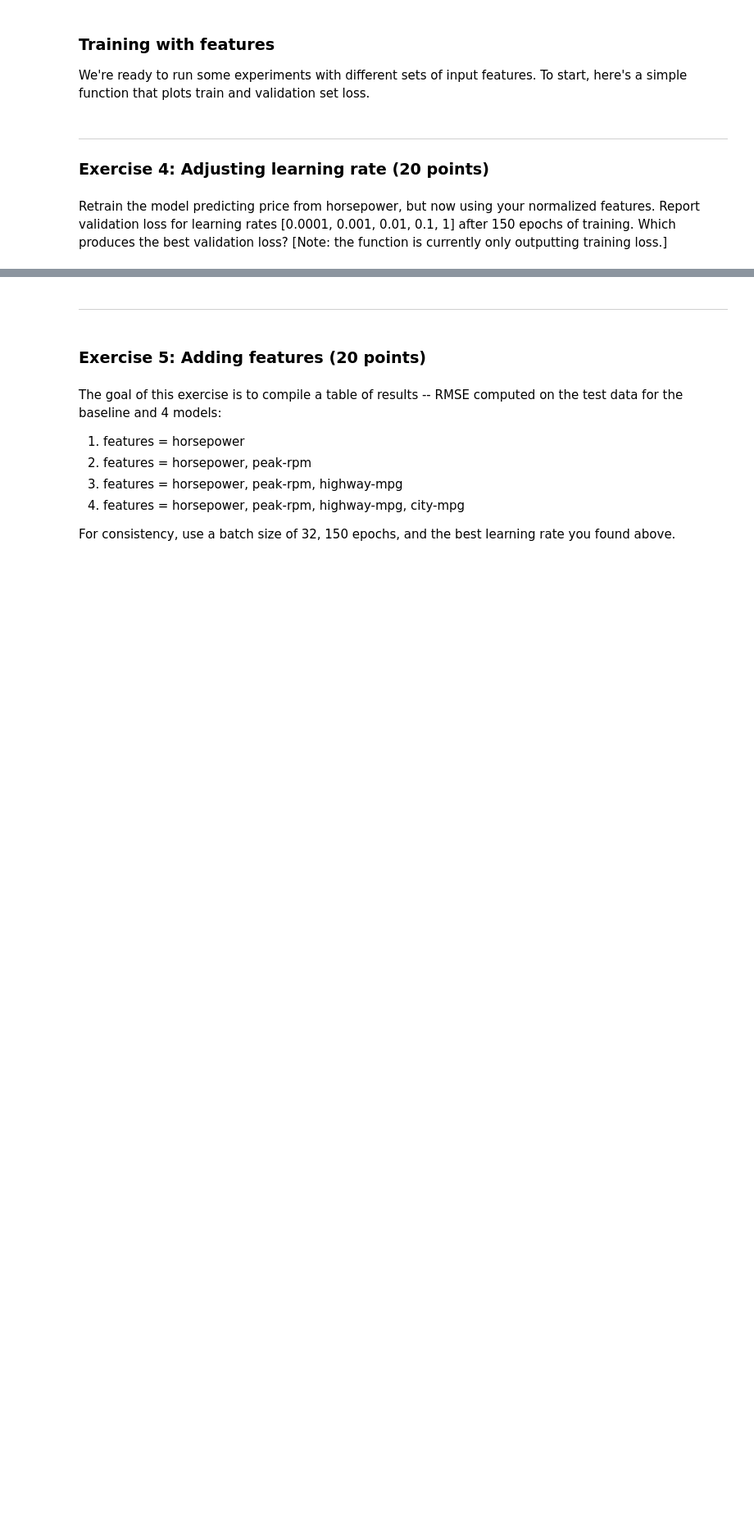
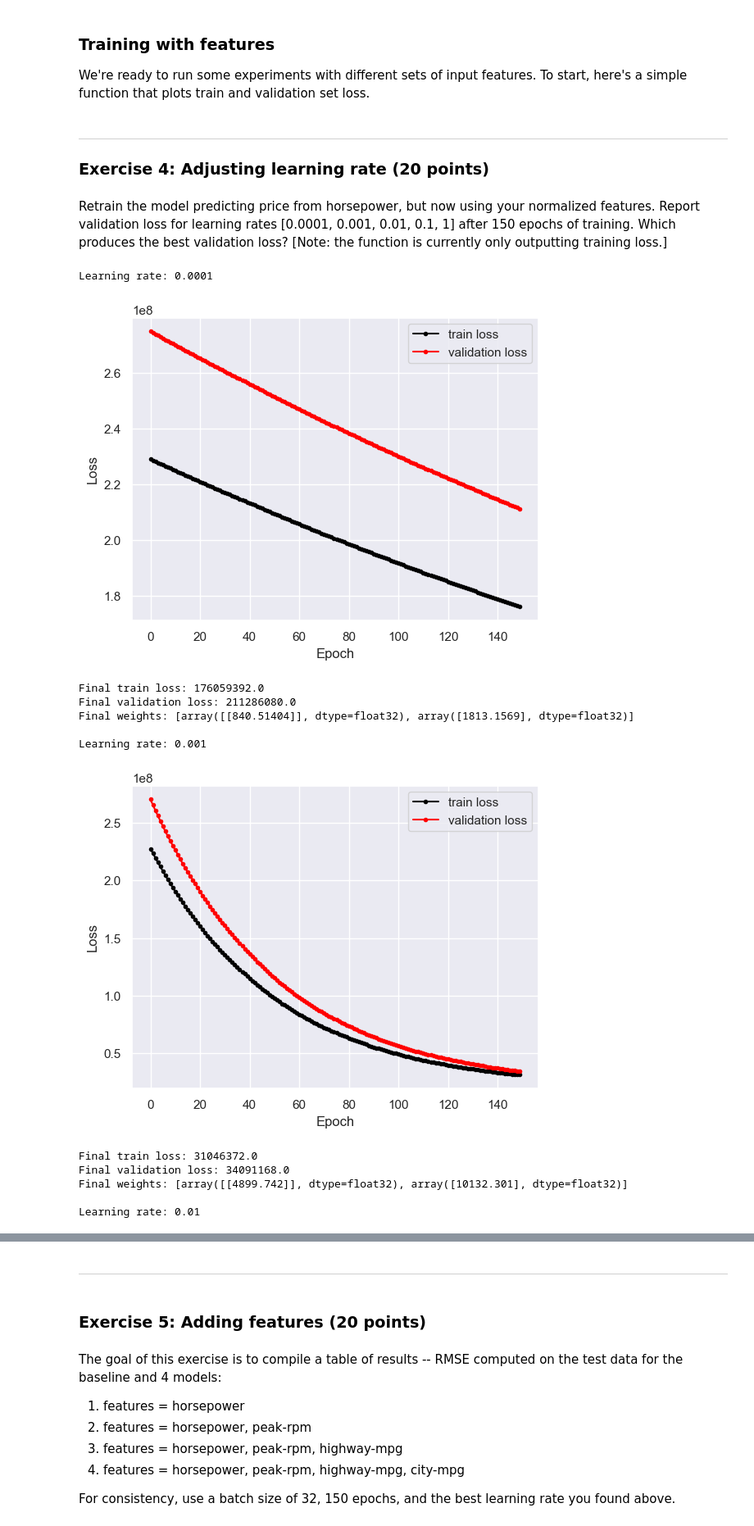
Before and after one commit to maureen-fromuth/DATASCI207_Sec03, a Jupyter notebook: 03 Linear Regression with Tensorflow.ipynb, the cells around one changed output, grey strips where cells are left out. Shown: that part at 82% size. Drawn from its saved outputs; the diff is of its cells as text; code cells hidden in the pictures; blank space fills up the shorter version.

```diff
--- a/03 Linear Regression with Tensorflow.ipynb
+++ b/03 Linear Regression with Tensorflow.ipynb
@@ -371,0 +419,9 @@ Apply mean and variance normalization to produce car_train_features_norm and car
+# %%
+# YOUR CODE HERE
+# produce normalized mean and variance for training features
+car_train_features_norm = (car_train_features - car_train_features.mean()) / car_train_features.std()
+print('description of car_train_features_norm \n', car_train_features_norm.describe())
+
+# produce normalized mean and variance for test features
+car_test_features_norm = (car_test_features - car_train_features.mean()) / car_train_features.std()
+print('\n description of car_train_features_norm: \n', car_train_features_norm.describe())
@@ -398,15 +473,42 @@ def plot_loss(model, history):
 Retrain the model predicting price from horsepower, but now using your normalized features. Report validation loss for learning rates [0.0001, 0.001, 0.01, 0.1, 1] after 150 epochs of training. Which produces the best validation loss? [Note: the function is currently only outputting training loss.]
 # %%
 # EDIT CODE HERE
-model = build_model(num_features=1, learning_rate=NotImplemented)
 
-history = model.fit(
+for x in (0.0001, 0.001, 0.01, 0.1, 1):
+  print('\nLearning rate:', x)
+  model = build_model(num_features=1, learning_rate=x)
+  history = model.fit(
+    x = car_train_features_norm[['horsepower']],
+    y = car_train_labels,
+    validation_split=0.1,
+    epochs=150,
+    batch_size=32,
+    verbose=0)
+  plot_loss(model, history)
+
+#model = build_model(num_features=1, learning_rate=0.0001)
+
+#history = model.fit(
   # use the normalized features prepared above
-  x = car_train_features_norm[['horsepower']],
-  y = car_train_labels,
-  validation_split=0.1,
-  epochs=150,
-  batch_size=32,
-  verbose=0)
+  #x = car_train_features_norm[['horsepower']],
+  #y = car_train_labels,
+  #validation_split=0.1,
+  #epochs=150,
+  #batch_size=32,
+  #verbose=0)
 
-plot_loss(model, history)
+#plot_loss(model, history)
+# %% [output]
+Learning rate: 0.0001
+[figure, added]
+Final train loss: 176059392.0
+Final validation loss: 211286080.0
+Final weights: [array([[840.51404]], dtype=float32), array([1813.1569], dtype=float32)]
+
+Learning rate: 0.001
+[figure, added]
+Final train loss: 31046372.0
+Final validation loss: 34091168.0
+Final weights: [array([[4899.742]], dtype=float32), array([10132.301], dtype=float32)]
+
+Learning rate: 0.01
```
Also changed, not shown: parts of 20 cells of this notebook.
